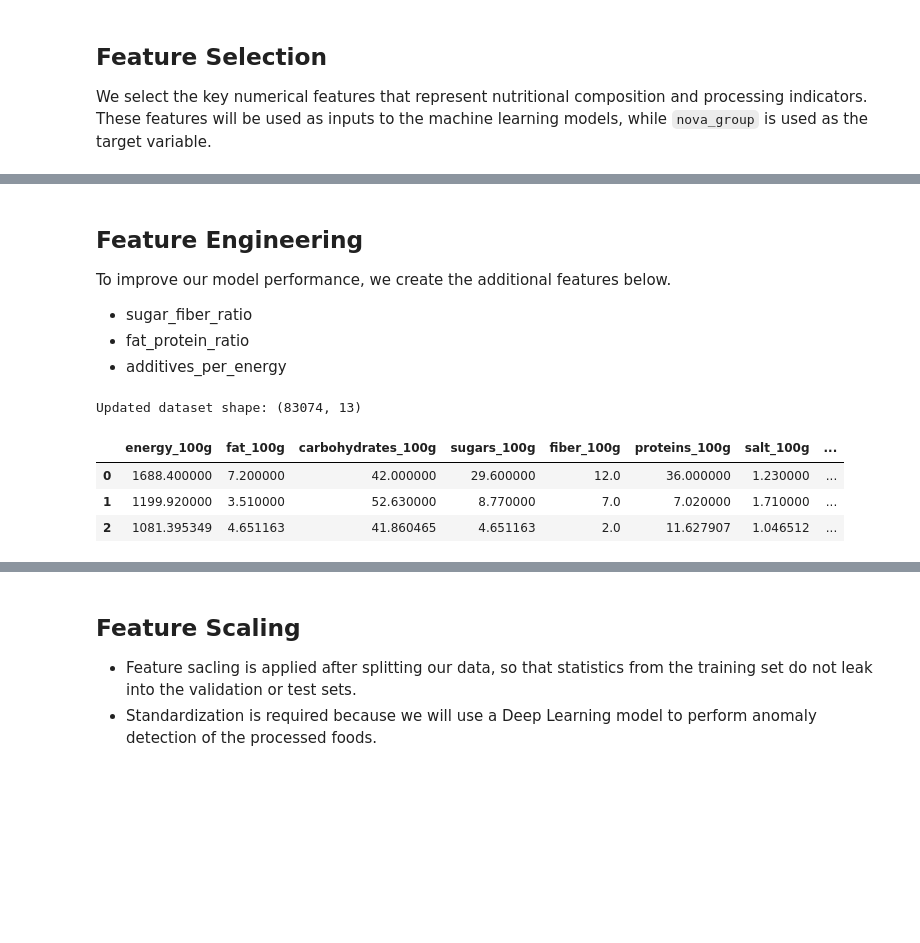
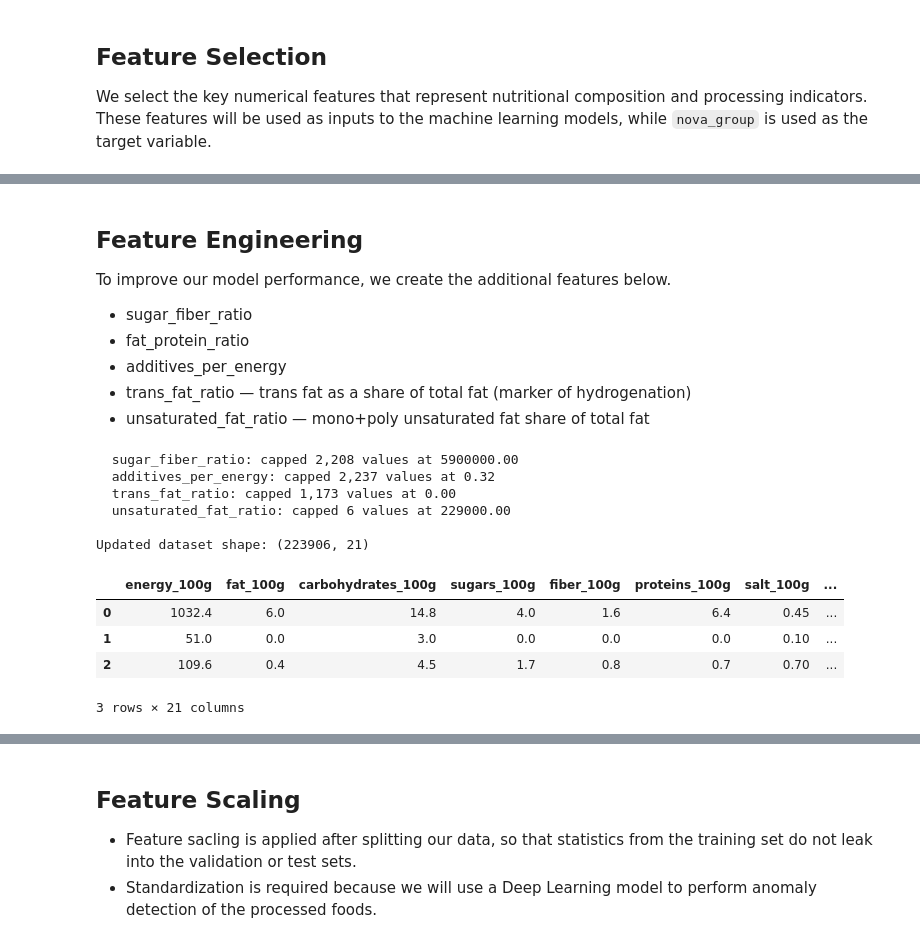
Before and after one commit to swapnilprakashpatil/aai590_5_capstone_project, a Jupyter notebook: 02_Feature_Engineering_and_Model_Preperation.ipynb, the cells around one changed output, grey strips where cells are left out. Saved outputs shown, nothing was run; the diff lists cells and outputs as text; code cells hidden in the pictures; blank space fills up the shorter version.

```diff
--- a/02_Feature_Engineering_and_Model_Preperation.ipynb
+++ b/02_Feature_Engineering_and_Model_Preperation.ipynb
@@ -64,27 +136,64 @@ To improve our model performance, we create the additional features below.
 - sugar_fiber_ratio
 - fat_protein_ratio
 - additives_per_energy
+- trans_fat_ratio — trans fat as a share of total fat (marker of hydrogenation)
+- unsaturated_fat_ratio — mono+poly unsaturated fat share of total fat
 # %%
 # avoid division by zero, in case any of our values are zero
 # from the nutrional label. A small epsilon will take care of this
 epsilon = 1e-5
 
 # sugar to fiber ratio (processed foods tend to be high sugar, low fiber)
 df_model["sugar_fiber_ratio"] = df_model["sugars_100g"] / (df_model["fiber_100g"] + epsilon)
 
 # fat to protein ratio (helps distinguish nutrient balance)
 # again, processed foods tend of have higher fat relative to protein content
 df_model["fat_protein_ratio"] = df_model["fat_100g"] / (df_model["proteins_100g"] + epsilon)
 
 # additive density relative to calories
 # higher value can indicate many additives for the caloric count
 df_model["additives_per_energy"] = df_model["additives_n"] / (df_model["energy_100g"] + 1)
 
-print("Updated dataset shape:", df_model.shape)
+# trans fat as a share of total fat — marker of industrial hydrogenation
+if "trans_fat_100g" in df_model.columns:
+    df_model["trans_fat_ratio"] = df_model["trans_fat_100g"] / (df_model["fat_100g"] + epsilon)
+
+# unsaturated fat share of total fat — natural fats vs processed
+if "monounsaturated_fat_100g" in df_model.columns and "polyunsaturated_fat_100g" in df_model.columns:
+    df_model["unsaturated_fat_ratio"] = (
+        df_model["monounsaturated_fat_100g"] + df_model["polyunsaturated_fat_100g"]
+    ) / (df_model["fat_100g"] + epsilon)
+
+# cap engineered ratios at the 99th percentile to prevent extreme outliers
+# from dominating the model (near-zero denominators can produce huge values)
+ENGINEERED_RATIOS = [
+    c for c in [
+        "sugar_fiber_ratio",
+        "fat_protein_ratio",
+        "additives_per_energy",
+        "trans_fat_ratio",
+        "unsaturated_fat_ratio",
+    ] if c in df_model.columns
+]
+
+for col in ENGINEERED_RATIOS:
+    cap = df_model[col].quantile(0.99)
+    n_capped = (df_model[col] > cap).sum()
+    df_model[col] = df_model[col].clip(upper=cap)
+    if n_capped > 0:
+        print(f"  {col}: capped {n_capped:,} values at {cap:.2f}")
+
+print(f"\nUpdated dataset shape: {df_model.shape}")
 df_model.head(3)
 # %% [output]
-Updated dataset shape: (83074, 13)
+  sugar_fiber_ratio: capped 2,208 values at 5900000.00
+  additives_per_energy: capped 2,237 values at 0.32
+  trans_fat_ratio: capped 1,173 values at 0.00
+  unsaturated_fat_ratio: capped 6 values at 229000.00
+
+Updated dataset shape: (223906, 21)
 |  | energy_100g | fat_100g | carbohydrates_100g | sugars_100g | fiber_100g | proteins_100g | salt_100g | ... |
-| 0 | 1688.400000 | 7.200000 | 42.000000 | 29.600000 | 12.0 | 36.000000 | 1.230000 | ... |
-| 1 | 1199.920000 | 3.510000 | 52.630000 | 8.770000 | 7.0 | 7.020000 | 1.710000 | ... |
-| 2 | 1081.395349 | 4.651163 | 41.860465 | 4.651163 | 2.0 | 11.627907 | 1.046512 | ... |
+| 0 | 1032.4 | 6.0 | 14.8 | 4.0 | 1.6 | 6.4 | 0.45 | ... |
+| 1 | 51.0 | 0.0 | 3.0 | 0.0 | 0.0 | 0.0 | 0.10 | ... |
+| 2 | 109.6 | 0.4 | 4.5 | 1.7 | 0.8 | 0.7 | 0.70 | ... |
+3 rows × 21 columns
```
Also changed, not shown: parts of 18 cells of this notebook, 10 other files.
